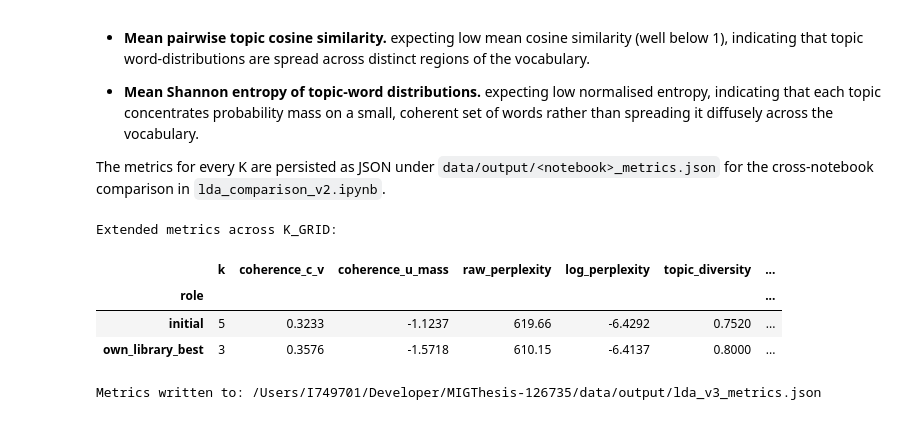
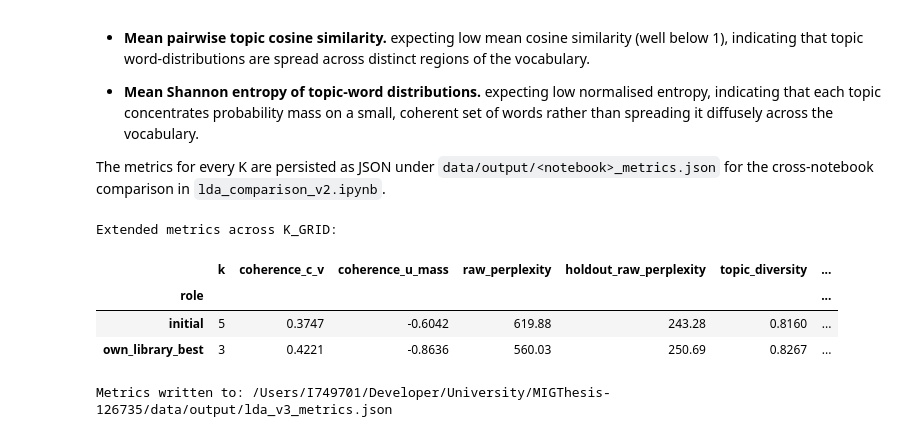
Before and after one commit to lcopolillo/MIGThesis-126735, a Jupyter notebook: src/notebooks/lda_v3.ipynb, the cells around one changed output. Drawn from its saved outputs; the diff is of its cells as text; code cells hidden in the pictures.

Commit message:
(update): flat LDA notebooks + eda

```diff
--- a/src/notebooks/lda_v3.ipynb
+++ b/src/notebooks/lda_v3.ipynb
@@ -143,7 +169,7 @@ Topic 04: 0.033*"valores" + 0.033*"informação" + 0.022*"variável" + 0.017*"pr
 # %%
-from utils import generate_topic_labels
+from utils import generate_topic_labels_llm
 
-TOPIC_LABELS = generate_topic_labels(lda, NUM_TOPICS, topn=3)
+TOPIC_LABELS = generate_topic_labels_llm(lda, NUM_TOPICS)
 
 for idx, label in TOPIC_LABELS.items():
     print(f'T{idx:02d}: {label}')
@@ -217,15 +243,15 @@ plt.show()
 # %%
 # Visualize document-topic distribution
 
-docs = docs.copy()
-docs['dominant_topic'] = [
+train_docs_plot = train_docs.copy()
+train_docs_plot['dominant_topic'] = [
     max(lda.get_document_topics(b), key=lambda x: x[1])[0] if lda.get_document_topics(b) else -1
     for b in bow_corpus
 ]
 
-print(docs[['source_file', 'n_tokens', 'dominant_topic']].to_string())
+print(train_docs_plot[['source_file', 'n_tokens', 'dominant_topic']].to_string())
 
-topic_dist = docs['dominant_topic'].value_counts().sort_index()
+topic_dist = train_docs_plot['dominant_topic'].value_counts().sort_index()
 
 fig, ax = plt.subplots(figsize=(8, 4))
 ax.bar(topic_dist.index, topic_dist.values, color=PALETTE[0], edgecolor='white')
@@ -284,7 +314,7 @@ for k in TOPIC_RANGE:
         eta          = ETA,
         random_state = RANDOM_SEED,
     )
-    cv = CoherenceModel(model=m, texts=texts, dictionary=dictionary, coherence='c_v').get_coherence()
+    cv = CoherenceModel(model=m, texts=train_texts, dictionary=dictionary, coherence='c_v').get_coherence()
     results.append({'k': k, 'coherence_cv': round(cv, 4)})
     print(f'k={k:2d}  C_v={cv:.4f}')
 
@@ -405,6 +435,7 @@ from utils import (
     compute_topic_cosine_similarity,
     compute_topic_entropy,
     unify_perplexity,
+    compute_holdout_perplexity_gensim,
     OUTPUT_ROOT,
 )
 
@@ -414,11 +445,16 @@ def _metrics(m, k):
     out = {}
     for coh_kind in ('c_v', 'u_mass'):
         out[f'coherence_{coh_kind}'] = float(
-            CoherenceModel(model=m, texts=texts, dictionary=dictionary, coherence=coh_kind).get_coherence()
+            CoherenceModel(model=m, texts=train_texts, dictionary=dictionary, coherence=coh_kind).get_coherence()
         )
     pp = unify_perplexity(m, bow_corpus=bow_corpus)
     out['raw_perplexity'] = pp['raw_perplexity']
     out['log_perplexity'] = pp['log_perplexity']
+    ho = compute_holdout_perplexity_gensim(m, test_bow)
+    out['holdout_raw_perplexity'] = ho['raw_perplexity']
+    out['holdout_log_perplexity'] = ho['log_perplexity']
+    out['holdout_n_docs']         = ho['n_docs']
+    out['holdout_n_words']        = ho['n_words']
     vocab_size = m.num_vocabs if hasattr(m, 'num_vocabs') else len(m.id2word)
     out['topic_diversity_top25'] = compute_topic_diversity(
         m, k, n=25, vocab_size=vocab_size
@@ -430,7 +466,7 @@ def _metrics(m, k):
     out['shannon_entropy_mean']      = ent['mean']
     out['shannon_entropy_mean_norm'] = ent['mean_norm']
     out['topic_labels'] = {
-        i: lbl for i, lbl in generate_topic_labels(m, k, topn=3).items()
+        i: lbl for i, lbl in generate_topic_labels_llm(m, k).items()
     }
     out['k'] = int(k)
     out['role'] = K_ROLE.get(k, 'extra')
@@ -438,54 +474,54 @@ def _metrics(m, k):
 
 configs = [_metrics(m, k) for k, m in models_by_k.items()]
 
-# Display side-by-side table.
 rows = []
 for cfg_metrics in configs:
     rows.append({
-        'role'              : cfg_metrics['role'],
-        'k'                 : cfg_metrics['k'],
-        'coherence_c_v'     : cfg_metrics['coherence_c_v'],
-        'coherence_u_mass'  : cfg_metrics['coherence_u_mass'],
-        'raw_perplexity'    : cfg_metrics['raw_perplexity'],
-        'log_perplexity'    : cfg_metrics['log_perplexity'],
-        'topic_diversity'   : cfg_metrics['topic_diversity_top25']['diversity'],
-        'cosine_similarity' : cfg_metrics['cosine_similarity_mean'],
-        'shannon_entropy'   : cfg_metrics['shannon_entropy_mean'],
+        'role'                   : cfg_metrics['role'],
+        'k'                      : cfg_metrics['k'],
+        'coherence_c_v'          : cfg_metrics['coherence_c_v'],
+        'coherence_u_mass'       : cfg_metrics['coherence_u_mass'],
+        'raw_perplexity'         : cfg_metrics['raw_perplexity'],
+        'holdout_raw_perplexity' : cfg_metrics['holdout_raw_perplexity'],
+        'topic_diversity'        : cfg_metrics['topic_diversity_top25']['diversity'],
+        'cosine_similarity'      : cfg_metrics['cosine_similarity_mean'],
+        'shannon_entropy'        : cfg_metrics['shannon_entropy_mean'],
     })
 
 metrics_df = pd.DataFrame(rows).set_index('role')
 print('Extended metrics across K_GRID:')
 display(metrics_df.style.format({
     'coherence_c_v': '{:.4f}', 'coherence_u_mass': '{:.4f}',
-    'raw_perplexity': '{:.2f}', 'log_perplexity': '{:.4f}',
+    'raw_perplexity': '{:.2f}', 'holdout_raw_perplexity': '{:.2f}',
     'topic_diversity': '{:.4f}', 'cosine_similarity': '{:.4f}',
     'shannon_entropy': '{:.4f}',
 }))
 
-# save extended metrics and configs as JSON for the comparison notebook.
 by_role = {c['role']: c for c in configs}
 metrics_payload = {
     'notebook': 'lda_v3',
     'library': 'gensim',
     'granularity': 'deck',
     'n_documents': int(len(docs)),
+    'n_documents_train': len(train_texts),
+    'n_documents_test':  len(test_texts),
     'vocab_size': int(list(models_by_k.values())[0].num_vocabs) if hasattr(list(models_by_k.values())[0], 'num_vocabs') else int(len(list(models_by_k.values())[0].id2word)),
     'random_seed': RANDOM_SEED,
     'k_grid': K_GRID,
     'configs': configs,
     'old_K': by_role['initial'],
     'new_K': by_role.get('own_library_best', by_role['initial']),
     'grid_search': results_df.to_dict(orient='records'),
 }
 json_path = os.path.join(OUTPUT_ROOT, 'lda_v3' + '_metrics.json')
 os.makedirs(OUTPUT_ROOT, exist_ok=True)
 with open(json_path, 'w') as f:
     json.dump(metrics_payload, f, indent=2)
 print(f'Metrics written to: {json_path}')
 # %% [output]
 Extended metrics across K_GRID:
-|  | k | coherence_c_v | coherence_u_mass | raw_perplexity | log_perplexity | topic_diversity | ... |
+|  | k | coherence_c_v | coherence_u_mass | raw_perplexity | holdout_raw_perplexity | topic_diversity | ... |
 | role |  |  |  |  |  |  | ... |
-| initial | 5 | 0.3233 | -1.1237 | 619.66 | -6.4292 | 0.7520 | ... |
-| own_library_best | 3 | 0.3576 | -1.5718 | 610.15 | -6.4137 | 0.8000 | ... |
+| initial | 5 | 0.3747 | -0.6042 | 619.88 | 243.28 | 0.8160 | ... |
+| own_library_best | 3 | 0.4221 | -0.8636 | 560.03 | 250.69 | 0.8267 | ... |
-Metrics written to: /Users/I749701/Developer/MIGThesis-126735/data/output/lda_v3_metrics.json
+Metrics written to: /Users/I749701/Developer/University/MIGThesis-126735/data/output/lda_v3_metrics.json
```
Also changed, not shown: parts of 9 cells of this notebook, 4 other files.
